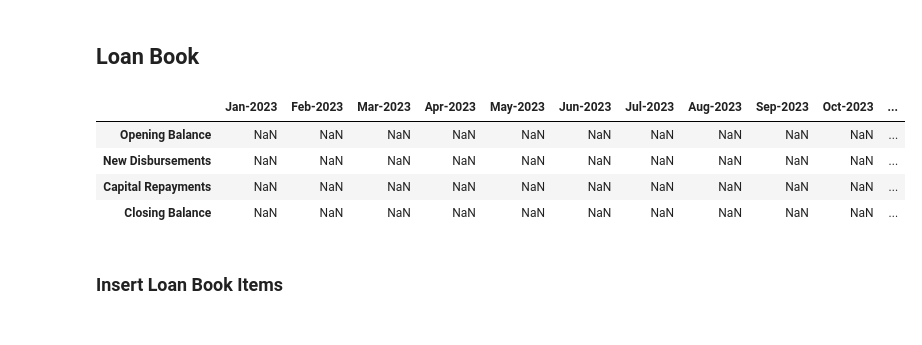
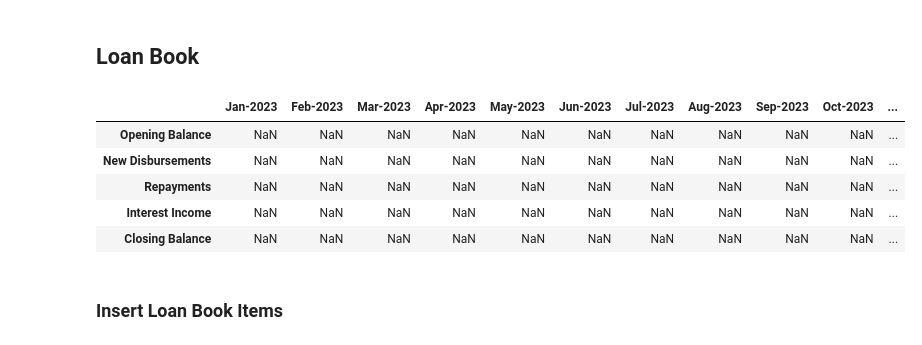
Before and after one commit to judahtc/manage-tenants-template, a Jupyter notebook: notebook_model.ipynb, the cells around one changed output. Drawn from its saved outputs; the diff is of its cells as text; code cells hidden in the pictures.

```diff
--- a/notebook_model.ipynb
+++ b/notebook_model.ipynb
@@ -1309,15 +1358,16 @@ income_statement_df
 # %% [markdown]
 ## **Loan Book**
 # %%
-loan_book_df = direct_cashflow.generate_loan_book_template(
+loan_book_df = loan_book.generate_loan_book_template(
     valuation_date=VALUATION_DATE, months_to_forecast=MONTHS_TO_FORECAST
 )
 loan_book_df
 # %% [output]
 |  | Jan-2023 | Feb-2023 | Mar-2023 | Apr-2023 | May-2023 | Jun-2023 | Jul-2023 | Aug-2023 | Sep-2023 | Oct-2023 | ... |
 | Opening Balance | NaN | NaN | NaN | NaN | NaN | NaN | NaN | NaN | NaN | NaN | ... |
 | New Disbursements | NaN | NaN | NaN | NaN | NaN | NaN | NaN | NaN | NaN | NaN | ... |
-| Capital Repayments | NaN | NaN | NaN | NaN | NaN | NaN | NaN | NaN | NaN | NaN | ... |
+| Repayments | NaN | NaN | NaN | NaN | NaN | NaN | NaN | NaN | NaN | NaN | ... |
+| Interest Income | NaN | NaN | NaN | NaN | NaN | NaN | NaN | NaN | NaN | NaN | ... |
 | Closing Balance | NaN | NaN | NaN | NaN | NaN | NaN | NaN | NaN | NaN | NaN | ... |
 # %% [markdown]
 ### **Insert Loan Book Items**
```
Also changed, not shown: parts of 27 cells of this notebook, 8 other files.
